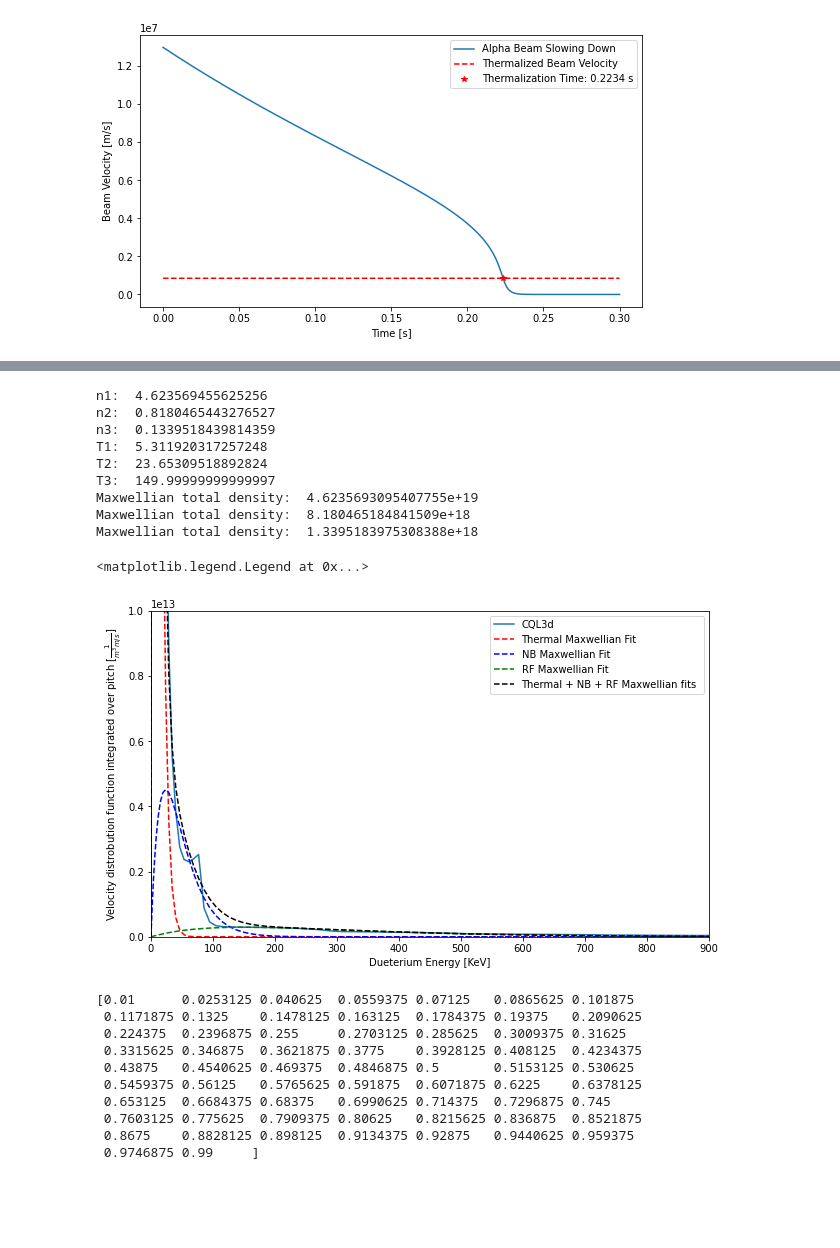
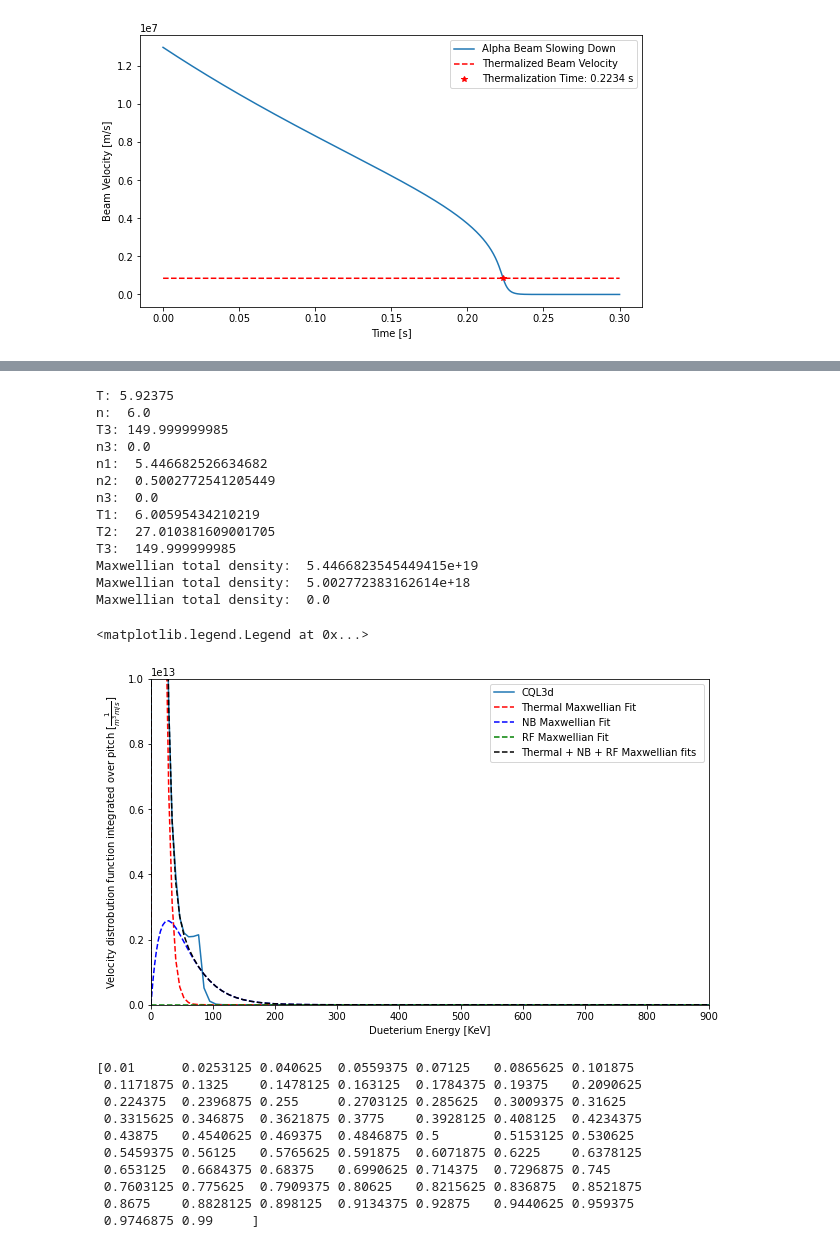
Before and after one commit to vandelij/genray_cql3d_plots, a Jupyter notebook: shots/147634/scan_beam_and_RF/beam_5_RF_testing/make_distrobution.ipynb, the cells around one changed output, grey strips where cells are left out. Saved outputs shown, nothing was run; the diff lists cells and outputs as text; code cells hidden in the pictures; blank space fills up the shorter version.

Commit message:
Working through power bugs

```diff
--- a/shots/147634/scan_beam_and_RF/beam_5_RF_testing/make_distrobution.ipynb
+++ b/shots/147634/scan_beam_and_RF/beam_5_RF_testing/make_distrobution.ipynb
@@ -443,5 +444,7 @@ Text(0, 0.5, 'n')
 # %%
 # Functions for fitting distrobution function
+denfact = 3
+
 def plot_maxwell_given_n_T_enerkev(n, T, enerkev, plotlog, color, label):
     # T in KeV, n in m^-3
     #plt.plot(np.ma.getdata(rya), get_dens_from_rho(np.ma.getdata(rya)))
@@ -509,9 +512,9 @@ def maxwellian_fit2(enerkev, n1, T1, T2, T3):
     # print('t_slow_NB: ', t_slow_NB)
     # print('t_slow_RF: ', t_slow_RF)
 
-    n2 = 10*(2/3)*P_NB*t_slow_NB/T2  #TODO: remove x10
-    n3 = 10*(2/3)*P_RF*t_slow_RF/T3
-
+    n2 = denfact*(2/3)*P_NB*t_slow_NB/T2  #TODO: remove x10
+    n3 = denfact*(2/3)*P_RF*t_slow_RF/T3
+    #print('>> n2: ', n2)
     n1 = n1*1e19  # m^-3
 
     f_maxwell_1 = n1*(M/(2*np.pi*T1))**(3/2) * np.exp(-M*v_array**2/(2*T1))
@@ -564,12 +567,12 @@ def fit_three_guassians_to_cql2(enerkev, cql_nc, rhoindex, bounds):
 
     ff = cql_nc.variables["f"][:][0]
     T = genray_temps[rhoindex]
-    n = genray_density[rhoindex]/1e19
+    n = genray_density[rhoindex]
     integrated_over_pitch = np.trapz(ff[rhoindex, :]*two_pi_siny_dy[rhoindex], axis=1)
     integrated_over_pitch = 1e6*integrated_over_pitch*normalizedVel**2*(1/vnorm)*100  # SI units
 
-    # popt = curve_fit(maxwellian_fit, enerkev, integrated_over_pitch, p0=[n, T, .1*n, 30, .1*n, 0.9*bounds[-1][-1] ], bounds=bounds)
-    popt = curve_fit(maxwellian_fit2, enerkev, integrated_over_pitch, p0=[n, T, 4*T, 150], bounds=bounds)
+    # popt = curve_fit(maxwellian_fit, enerkev, integrated_over_pitch, p0=[n/1e19, T, .1*n, 30, .1*n, 0.9*bounds[-1][-1] ], bounds=bounds)
+    popt = curve_fit(maxwellian_fit2, enerkev, integrated_over_pitch, p0=[n/1e19, T, 4*T, 150], bounds=bounds)
     #popt = curve_fit(maxwellian_fit, enerkev, integrated_over_pitch, p0=[1, 8, .4, 30, .1, 200 ])
 
     #print(len(popt[0]))
@@ -579,22 +582,27 @@ def fit_three_guassians_to_cql2(enerkev, cql_nc, rhoindex, bounds):
     T3 = popt[0][3]
 
     # calculate n2 and n3
-    P_RF = powers_RF[rhoindex]
-    P_NB = powers_NB[rhoindex]
-    v2 = np.sqrt(2*T2/M)
-    v3 = np.sqrt(2*T3/M)
+    P_RF = powers_RF[rhoindex]*1e6
+    P_NB = powers_NB[rhoindex]*1e6
 
+    T2_J = T2*1.6022e-19*1000
+    T3_J = T3*1.6022e-19*1000
+    v2 = np.sqrt(2*T2_J/M)
+    v3 = np.sqrt(2*T3_J/M)
     t_slow_NB = get_beam_slowing_down_time(v2, T, n, Zb=1, mb=M, mi=M)
     t_slow_RF = get_beam_slowing_down_time(v3, T, n, Zb=1, mb=M, mi=M)
-    n2 = 10*(2/3)*P_NB*t_slow_NB/T2
-    n3 = 10*(2/3)*P_RF*t_slow_RF/T3
-
-    return integrated_over_pitch, n1, T1, n2, T2, n3, T3
+    n2 = denfact*(2/3)*P_NB*t_slow_NB/T2_J
+    n3 = denfact*(2/3)*P_RF*t_slow_RF/T3_J
+    print('T3:', T3)
+    print('n3:', n3)
+    return integrated_over_pitch, n1, T1, n2/1e19, T2, n3/1e19, T3 # TODO: deal with this
 #--------------------------------------------------
 # Call the curve fitting function
-rhoindex = 2
+rhoindex = 0
 T = genray_temps[rhoindex]
 n = genray_density[rhoindex]/1e19
+print('T:',T)
+print('n: ', n)
 # bounds = ([0, 0, 0, 2*T, 0, 80],[n*1.2, T*1.2, 0.15*n, 80, 0.15*n, 500])
 # integrated_over_pitch, n1, T1, n2, T2, n3, T3 = fit_three_guassians_to_cql(enerkev, cql_nc=cql_nc, rhoindex=rhoindex, bounds=bounds)
 n1L= 0
@@ -606,7 +614,7 @@ T1U = 1.2*T
 T2L = 4*T #1.5*T
 T2U = 40
 
-T3L = 20
+T3L = 140
 T3U = 150
 
 
@@ -632,43 +640,47 @@ n_th = sorted_array[1, 0]
 n_NB = sorted_array[1, 1]
 n_RF = sorted_array[1, 2]
 
 # ----------------------------------------------------
 
 plt.figure(figsize=(10,6))
 plt.plot(enerkev, integrated_over_pitch, label='CQL3d')
 
 max_energy_gridTH, max_TH = plot_maxwell_given_n_T_enerkev(n_th*1e19, T_th, enerkev, plotlog=False, color='red', label='Thermal Maxwellian Fit')
 max_energy_gridNB, max_NB = plot_maxwell_given_n_T_enerkev(n_NB*1e19, T_NB, enerkev, plotlog=False, color='blue', label='NB Maxwellian Fit')
 max_energy_gridRF, max_RF = plot_maxwell_given_n_T_enerkev(n_RF*1e19, T_RF, enerkev, plotlog=False, color='green', label='RF Maxwellian Fit')
 
 # get_max_fvsqTH = interp1d(max_energy_gridTH, max_TH, kind='cubic')
 # m_TH = get_max_fvsqTH(np.ma.getdata(enerkev))
 
 # get_max_fvsqNB = interp1d(max_energy_gridNB, max_NB, kind='cubic')
 # m_NB = get_max_fvsqNB(np.ma.getdata(enerkev))
 
 # get_max_fvsqRF = interp1d(max_energy_gridRF, max_RF, kind='cubic')
 # m_RF = get_max_fvsqRF(np.ma.getdata(enerkev))
 
 
 plt.plot(enerkev,  max_TH + max_NB + max_RF, '--', label='Thermal + NB + RF Maxwellian fits ', color='black')
 plt.xlabel('Dueterium Energy [KeV]')
 plt.ylabel(r'Velocity distrobution function integrated over pitch [$\frac{1}{m^3 m/s}$]')
 plt.xlim(0, 900)
 plt.ylim(0, (1e13))
 plt.legend()
 # %% [output]
-n1:  4.623569455625256
-n2:  0.8180465443276527
-n3:  0.1339518439814359
-T1:  5.311920317257248
-T2:  23.65309518892824
-T3:  149.99999999999997
-Maxwellian total density:  4.6235693095407755e+19
-Maxwellian total density:  8.180465184841509e+18
-Maxwellian total density:  1.3395183975308388e+18
+T: 5.92375
+n:  6.0
+T3: 149.999999985
+n3: 0.0
+n1:  5.446682526634682
+n2:  0.5002772541205449
+n3:  0.0
+T1:  6.00595434210219
+T2:  27.010381609001705
+T3:  149.999999985
+Maxwellian total density:  5.4466823545449415e+19
+Maxwellian total density:  5.002772383162614e+18
+Maxwellian total density:  0.0
 <matplotlib.legend.Legend at 0x...>
-[figure, old version]
+[figure, new version]
 # %%
 # Create arrays to hold the thermal, neutral beam, and maxwellian profiles over rho
 
```
Also changed, not shown: parts of 7 cells of this notebook.
